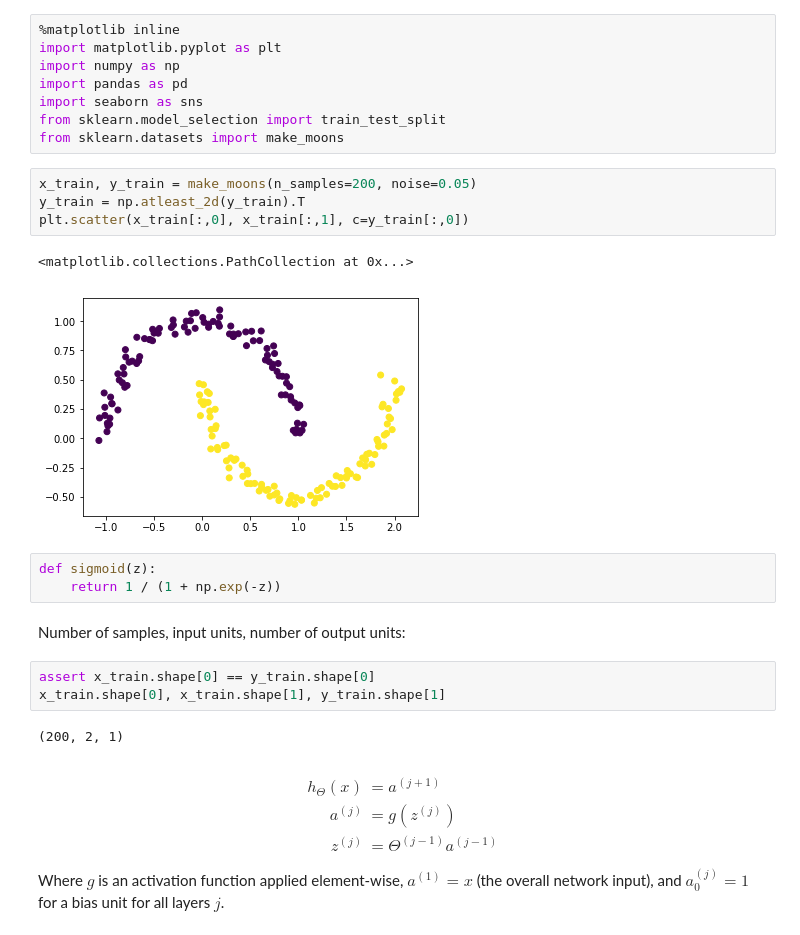
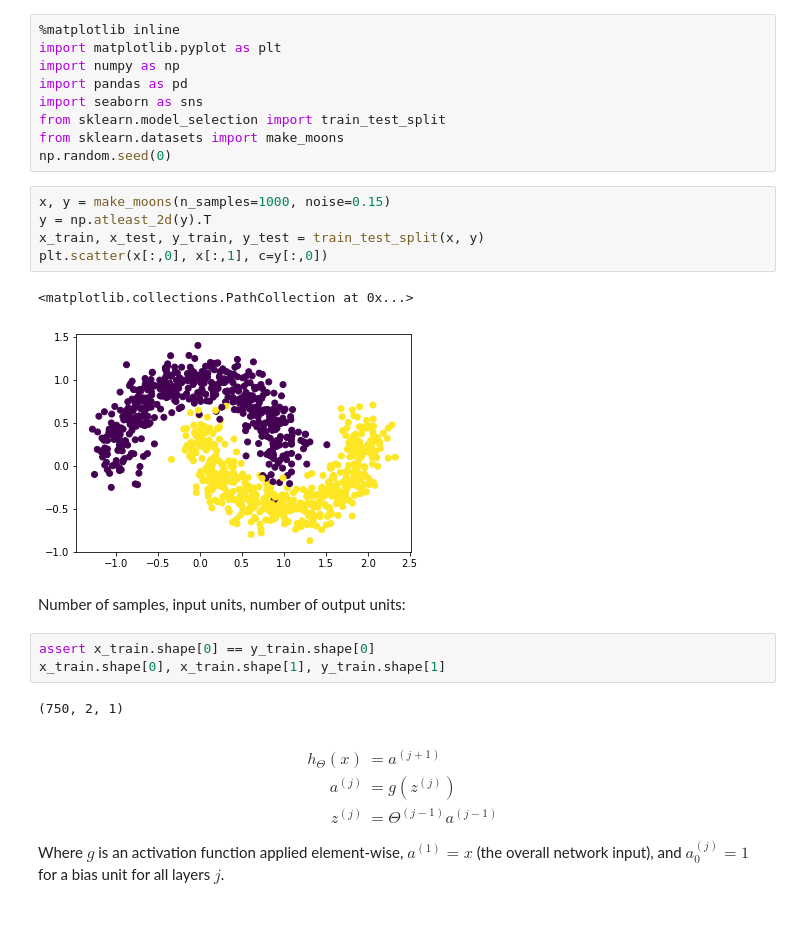
Before and after one commit to emilyhorsman/machine-learning, a Jupyter notebook: Neural Network.ipynb, the cells around one changed output. Saved outputs shown, nothing was run; the diff lists cells and outputs as text.

```diff
--- a/Neural Network.ipynb
+++ b/Neural Network.ipynb
@@ -6,23 +6,22 @@ import pandas as pd
 import seaborn as sns
 from sklearn.model_selection import train_test_split
 from sklearn.datasets import make_moons
+np.random.seed(0)
 # %%
-x_train, y_train = make_moons(n_samples=200, noise=0.05)
-y_train = np.atleast_2d(y_train).T
-plt.scatter(x_train[:,0], x_train[:,1], c=y_train[:,0])
+x, y = make_moons(n_samples=1000, noise=0.15)
+y = np.atleast_2d(y).T
+x_train, x_test, y_train, y_test = train_test_split(x, y)
+plt.scatter(x[:,0], x[:,1], c=y[:,0])
 # %% [output]
 <matplotlib.collections.PathCollection at 0x...>
-[figure, old version]
+[figure, new version]
-# %%
-def sigmoid(z):
-    return 1 / (1 + np.exp(-z))
 # %% [markdown]
 Number of samples, input units, number of output units:
 # %%
 assert x_train.shape[0] == y_train.shape[0]
 x_train.shape[0], x_train.shape[1], y_train.shape[1]
 # %% [output]
-(200, 2, 1)
+(750, 2, 1)
 # %% [markdown]
 \begin{align*}
 h_\Theta(x) &= a^{(j + 1)} \\
```
Also changed, not shown: parts of 9 cells of this notebook.
